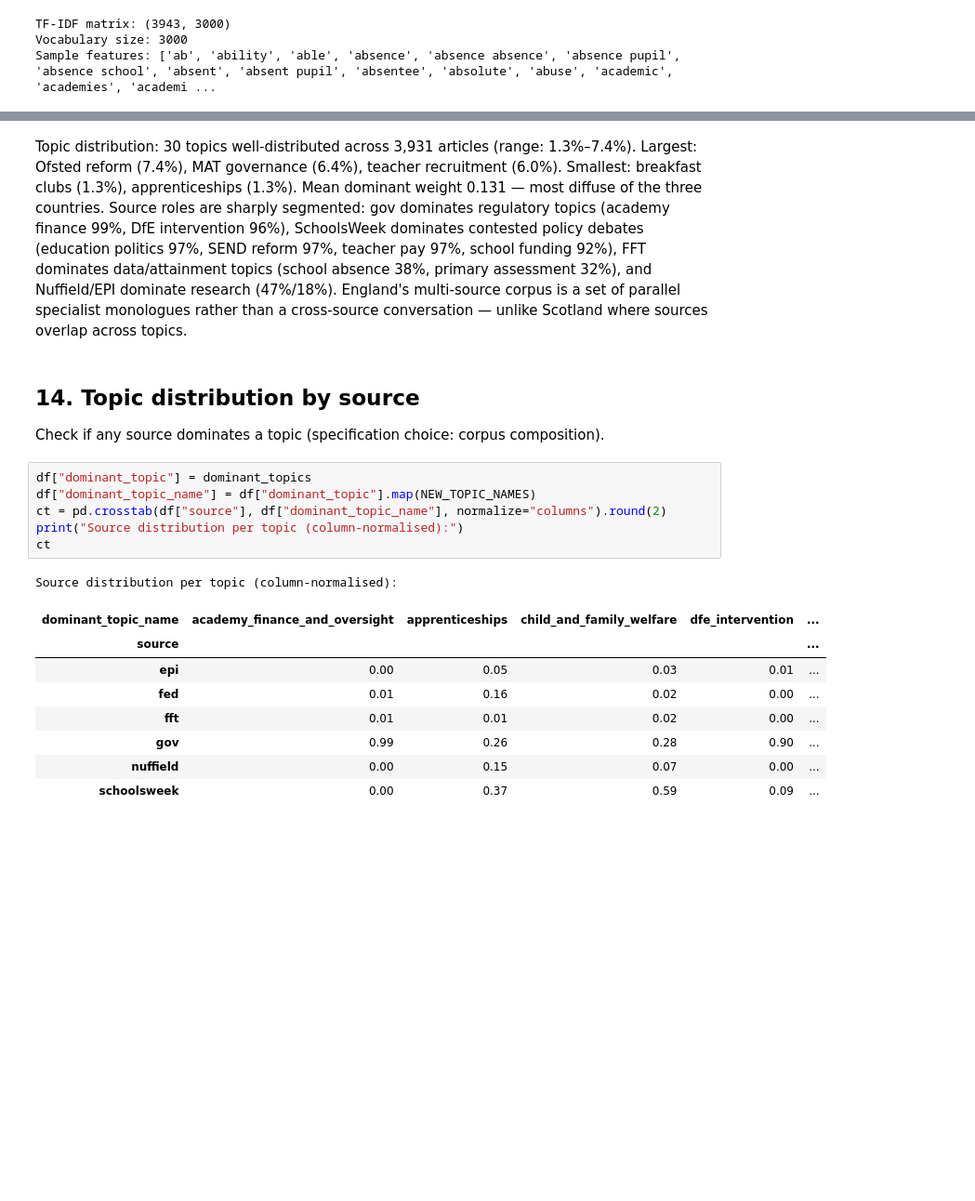
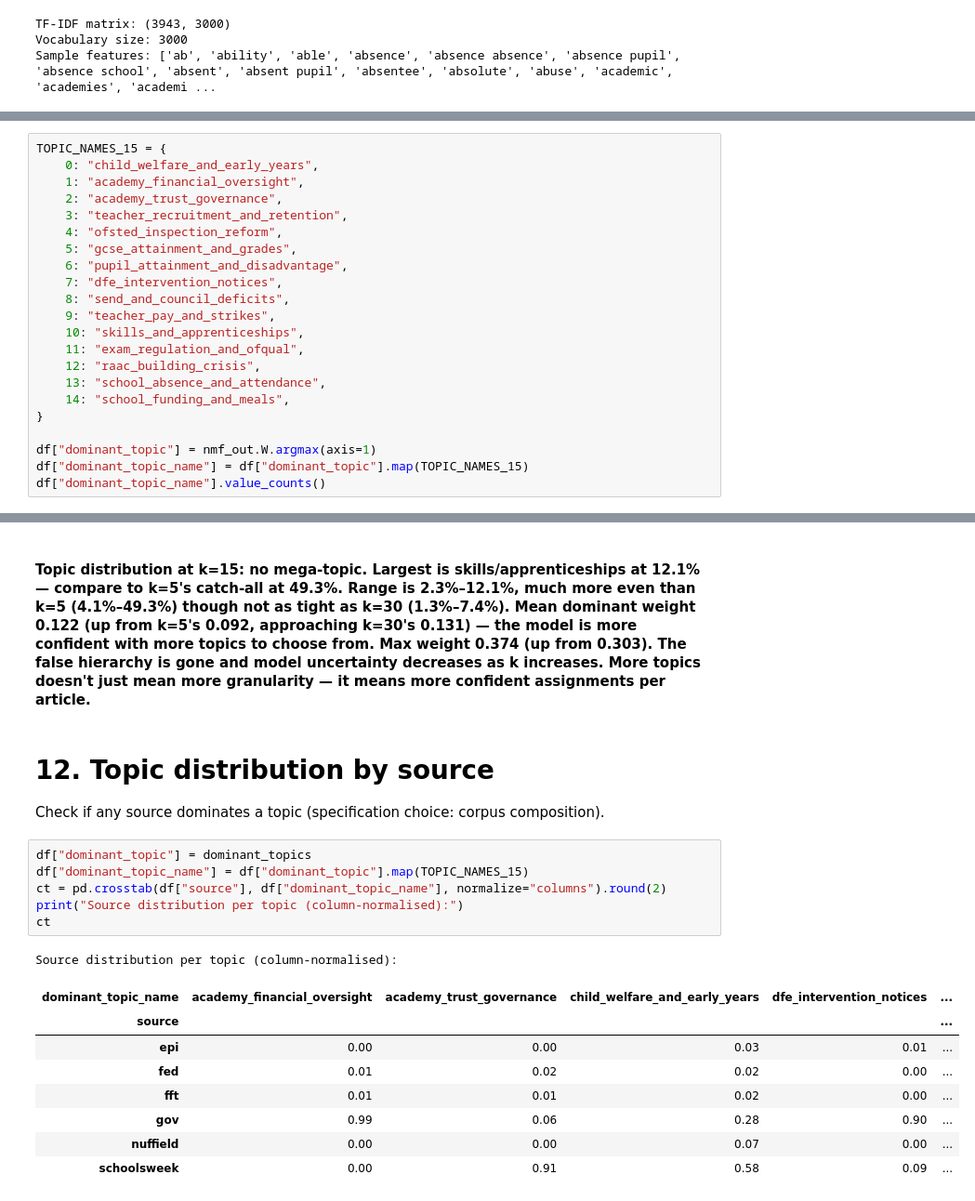
Before and after one commit to Yorkel/atlas-ed, a Jupyter notebook: experiments/notebooks/training/train_nmf_eng_15.ipynb, the cells around one changed output, grey strips where cells are left out. Shown at 93% size. Saved outputs shown, nothing was run; the diff lists cells and outputs as text; blank space fills up the shorter version.

Commit message:
additional models and updating pipeline with topics

```diff
--- a/experiments/notebooks/training/train_nmf_eng_15.ipynb
+++ b/experiments/notebooks/training/train_nmf_eng_15.ipynb
@@ -322,0 +238,22 @@ Topic  Previous Name                        Top 30 Words (display stopwords remo
+# %%
+TOPIC_NAMES_15 = {
+    0: "child_welfare_and_early_years",
+    1: "academy_financial_oversight",
+    2: "academy_trust_governance",
+    3: "teacher_recruitment_and_retention",
+    4: "ofsted_inspection_reform",
+    5: "gcse_attainment_and_grades",
+    6: "pupil_attainment_and_disadvantage",
+    7: "dfe_intervention_notices",
+    8: "send_and_council_deficits",
+    9: "teacher_pay_and_strikes",
+    10: "skills_and_apprenticeships",
+    11: "exam_regulation_and_ofqual",
+    12: "raac_building_crisis",
+    13: "school_absence_and_attendance",
+    14: "school_funding_and_meals",
+}
+
+df["dominant_topic"] = nmf_out.W.argmax(axis=1)
+df["dominant_topic_name"] = df["dominant_topic"].map(TOPIC_NAMES_15)
+df["dominant_topic_name"].value_counts()
@@ -588,23 +487,23 @@ Dominant weight — min: 0.0135, mean: 0.1215, max: 0.3731
 # %% [markdown]
-Topic distribution: 30 topics well-distributed across 3,931 articles (range: 1.3%–7.4%). Largest: Ofsted reform (7.4%), MAT governance (6.4%), teacher recruitment (6.0%). Smallest: breakfast clubs (1.3%), apprenticeships (1.3%). Mean dominant weight 0.131 — most diffuse of the three countries. Source roles are sharply segmented: gov dominates regulatory topics (academy finance 99%, DfE intervention 96%), SchoolsWeek dominates contested policy debates (education politics 97%, SEND reform 97%, teacher pay 97%, school funding 92%), FFT dominates data/attainment topics (school absence 38%, primary assessment 32%), and Nuffield/EPI dominate research (47%/18%). England's multi-source corpus is a set of parallel specialist monologues rather than a cross-source conversation — unlike Scotland where sources overlap across topics.
+#### Topic distribution at k=15: no mega-topic. Largest is skills/apprenticeships at 12.1% — compare to k=5's catch-all at 49.3%. Range is 2.3%–12.1%, much more even than k=5 (4.1%–49.3%) though not as tight as k=30 (1.3%–7.4%). Mean dominant weight 0.122 (up from k=5's 0.092, approaching k=30's 0.131) — the model is more confident with more topics to choose from. Max weight 0.374 (up from 0.303). The false hierarchy is gone and model uncertainty decreases as k increases. More topics doesn't just mean more granularity — it means more confident assignments per article.
 # %% [markdown]
-## 14. Topic distribution by source
+# 12. Topic distribution by source
 
 Check if any source dominates a topic (specification choice: corpus composition).
 # %%
 df["dominant_topic"] = dominant_topics
-df["dominant_topic_name"] = df["dominant_topic"].map(NEW_TOPIC_NAMES)
+df["dominant_topic_name"] = df["dominant_topic"].map(TOPIC_NAMES_15)
 ct = pd.crosstab(df["source"], df["dominant_topic_name"], normalize="columns").round(2)
 print("Source distribution per topic (column-normalised):")
 ct
 # %% [output]
 Source distribution per topic (column-normalised):
-| dominant_topic_name | academy_finance_and_oversight | apprenticeships | child_and_family_welfare | dfe_intervention | ... |
+| dominant_topic_name | academy_financial_oversight | academy_trust_governance | child_welfare_and_early_years | dfe_intervention_notices | ... |
 | source |  |  |  |  | ... |
-| epi | 0.00 | 0.05 | 0.03 | 0.01 | ... |
-| fed | 0.01 | 0.16 | 0.02 | 0.00 | ... |
+| epi | 0.00 | 0.00 | 0.03 | 0.01 | ... |
+| fed | 0.01 | 0.02 | 0.02 | 0.00 | ... |
 | fft | 0.01 | 0.01 | 0.02 | 0.00 | ... |
-| gov | 0.99 | 0.26 | 0.28 | 0.90 | ... |
-| nuffield | 0.00 | 0.15 | 0.07 | 0.00 | ... |
-| schoolsweek | 0.00 | 0.37 | 0.59 | 0.09 | ... |
+| gov | 0.99 | 0.06 | 0.28 | 0.90 | ... |
+| nuffield | 0.00 | 0.00 | 0.07 | 0.00 | ... |
+| schoolsweek | 0.00 | 0.91 | 0.58 | 0.09 | ... |
 # %% [markdown]
```
Also changed, not shown: parts of 51 cells of this notebook, 10 other files.
